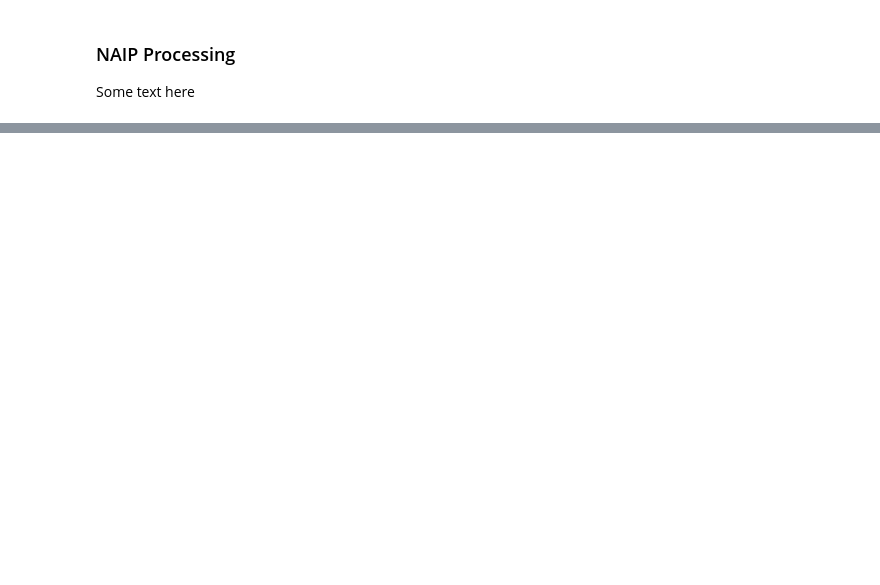
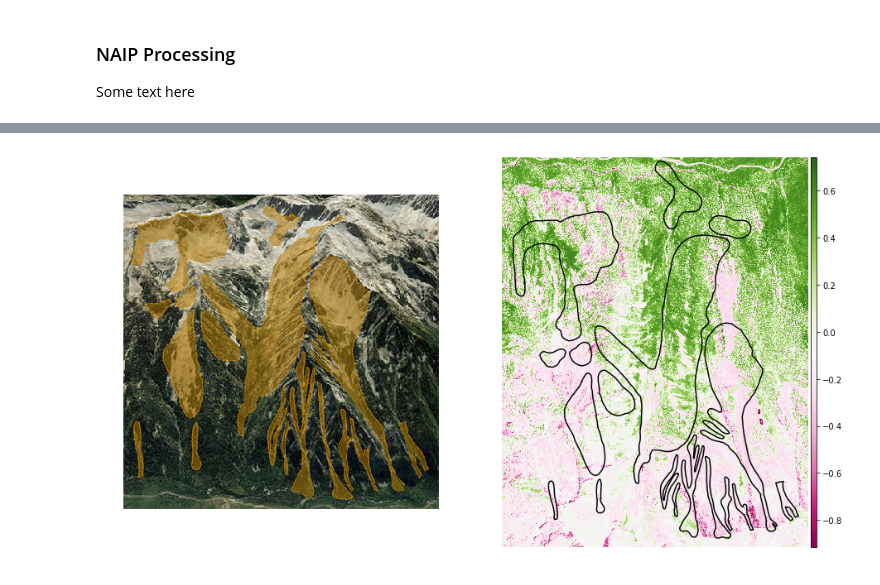
Before and after one commit to avalanche-mapping/avalanche-mapping, a Jupyter notebook: NAIP_Blog.ipynb, the cells around one changed output, grey strips where cells are left out. Saved outputs shown, nothing was run; the diff lists cells and outputs as text; code cells hidden in the pictures; blank space fills up the shorter version.

```diff
--- a/NAIP_Blog.ipynb
+++ b/NAIP_Blog.ipynb
@@ -45,3 +72,23 @@ ndvi_2014_mosaic = es.normalized_diff(b2=mosaic_2014_scene[3], b1=mosaic_2014_sc
+# %%
+# Open site boundary shapefile
+clip_out_path = "data/final-project/cottonwood-heights-utah/vector-clip/utah-avalanche-clip.shp"
+avalanche_boundary = gpd.read_file(clip_out_path)
+
+# Open avalanche paths
+avalanche_paths_filename = glob(os.path.join(
+    'data', 'final-project', 'cottonwood-heights-utah', 'avalanche-paths', '*.shp'))
+avalanche_paths = gpd.read_file(avalanche_paths_filename[0])
+
+# Clip paths to site boundary
+avalanche_clip = cl.clip_shp(avalanche_paths, avalanche_boundary)
+# %%
+# Plot the Hogum fork NDVI and Google Earth Image
+mosaic_2011_fp = "data/final-project/cottonwood-heights-utah/naip/outputs/naip_2011_mosaic_crop.tif"
+google_earth_fn = "final-project/avalanche-mapping/images/hogum-fork-avi-path-google-earth.png"
+naip.plotHogumFork(mosaic_2011_fp, avalanche_clip, google_earth_fn)
+plt.show()
+# %% [output]
+[figure, added]
 # %%
 # Compute average NAIP 2011 NDVI within avalanche paths and outside avi paths
 avalanche_overlap_shape = common.generate_unioned_avalanche_overlay(mosaic_2011_src.crs)
```
Also changed, not shown: parts of 6 cells of this notebook, 1 other file.
